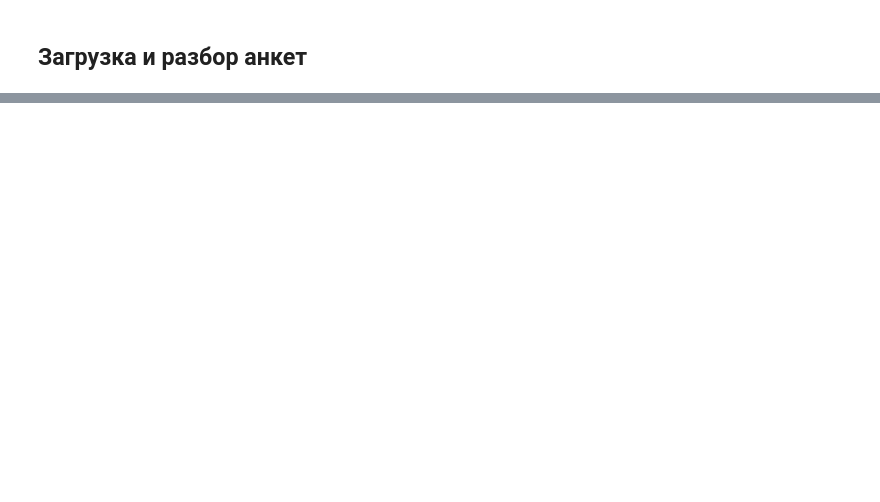
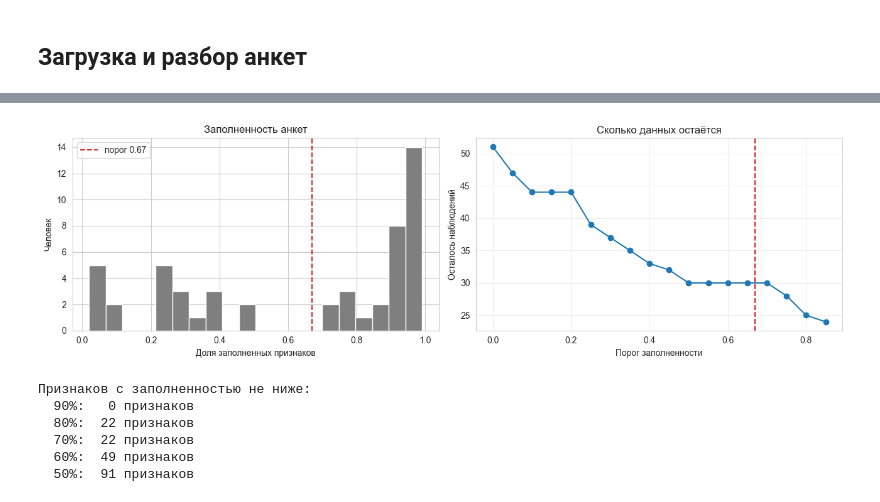
Before and after one commit to KarmanovW/ml-portfolio-mephi, a Jupyter notebook: badminton-team-prediction/badminton_team_prediction.ipynb, the cells around one changed output, grey strips where cells are left out. Drawn from its saved outputs; the diff is of its cells as text; code cells hidden in the pictures; blank space fills up the shorter version.

```diff
--- a/badminton-team-prediction/badminton_team_prediction.ipynb
+++ b/badminton-team-prediction/badminton_team_prediction.ipynb
@@ -558,0 +212,34 @@ accuracy 0.533 — ниже константы.
+# %%
+fig, axes = plt.subplots(1, 2, figsize=(13, 4))
+
+axes[0].hist(completeness, bins=20, color="tab:gray", edgecolor="white")
+axes[0].axvline(0.67, color="tab:red", linestyle="--", label="порог 0.67")
+axes[0].set_xlabel("Доля заполненных признаков")
+axes[0].set_ylabel("Человек")
+axes[0].set_title("Заполненность анкет")
+axes[0].legend()
+
+thresholds = np.arange(0.0, 0.9, 0.05)
+kept = [(completeness >= t).sum() for t in thresholds]
+axes[1].plot(thresholds, kept, marker="o")
+axes[1].axvline(0.67, color="tab:red", linestyle="--")
+axes[1].set_xlabel("Порог заполненности")
+axes[1].set_ylabel("Осталось наблюдений")
+axes[1].set_title("Сколько данных остаётся")
+axes[1].grid(alpha=0.3)
+
+plt.tight_layout()
+plt.show()
+
+fill_rate = features.notna().mean()
+print("Признаков с заполненностью не ниже:")
+for t in (0.9, 0.8, 0.7, 0.6, 0.5):
+    print(f"  {t:.0%}: {(fill_rate >= t).sum():3d} признаков")
+# %% [output]
+[figure, added]
+Признаков с заполненностью не ниже:
+  90%:   0 признаков
+  80%:  22 признаков
+  70%:  22 признаков
+  60%:  49 признаков
+  50%:  91 признаков
```
Also changed, not shown: parts of 64 cells of this notebook, 3 other files.
